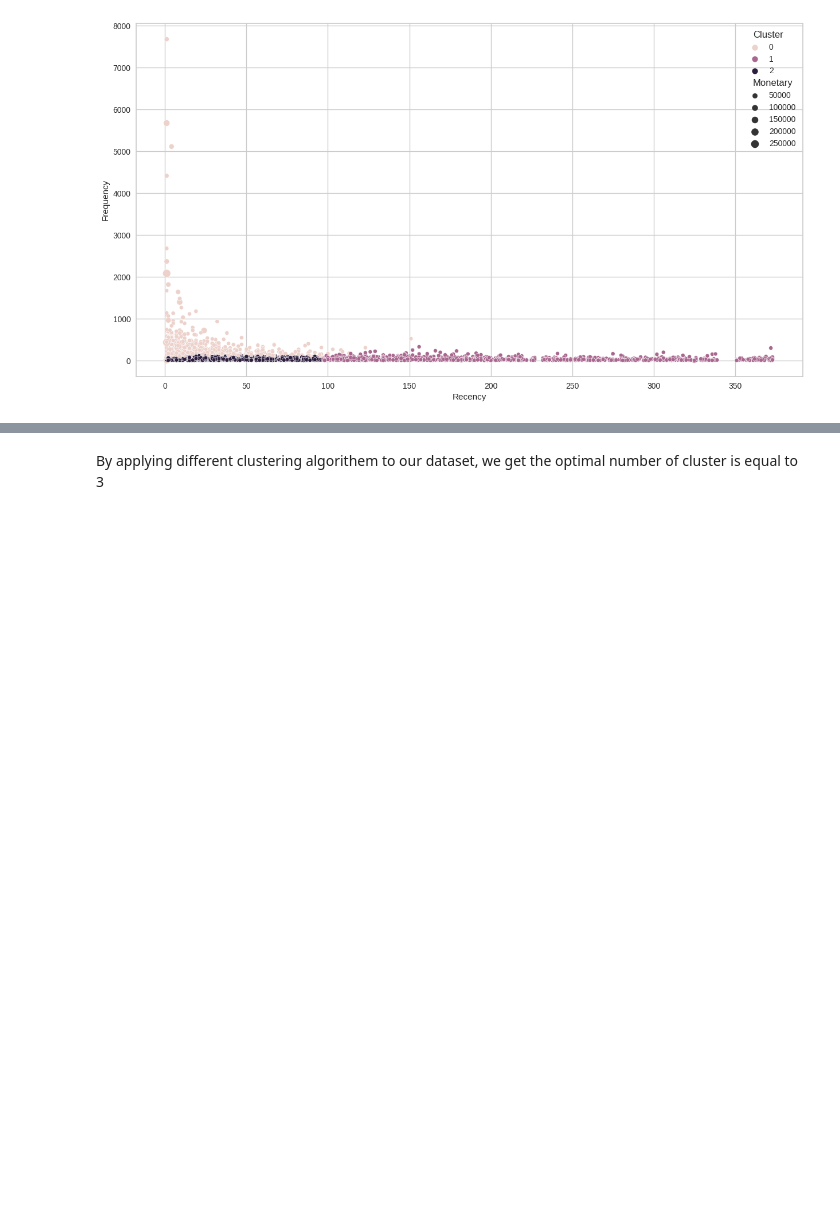
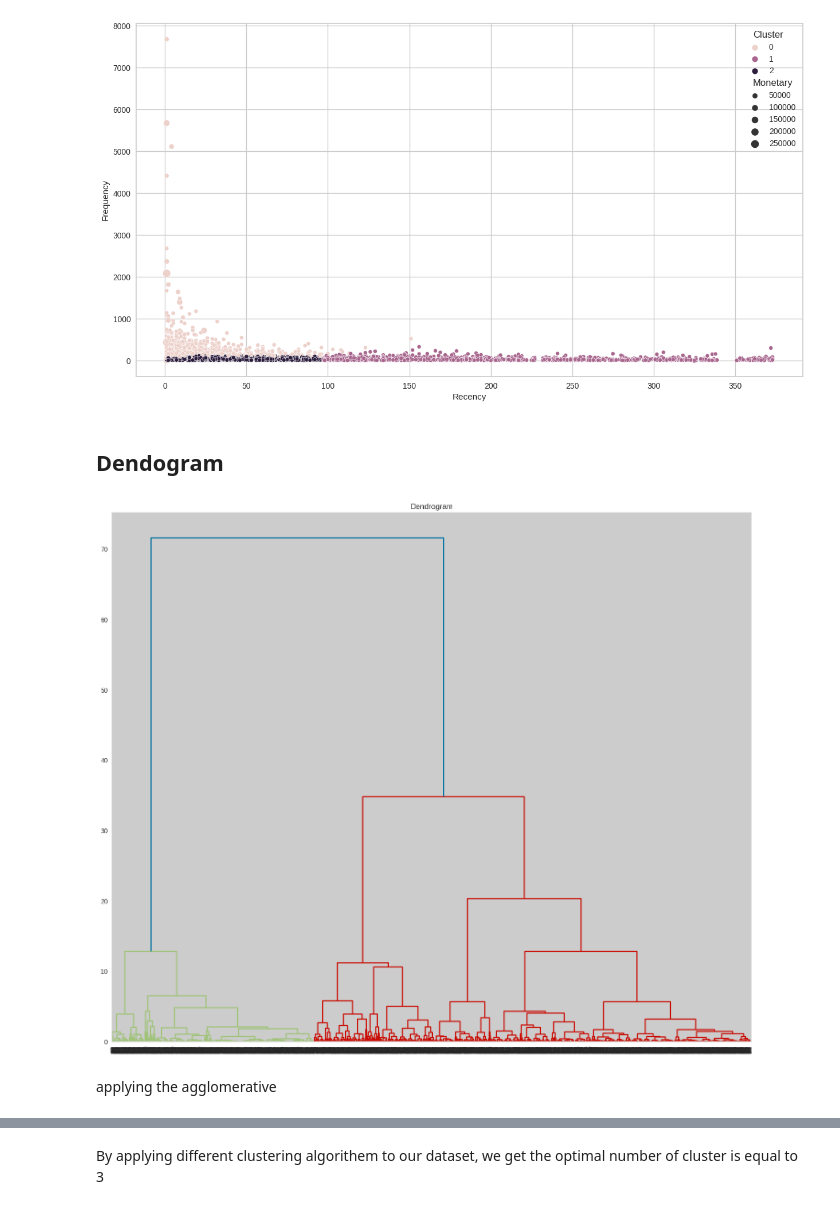
Before and after one commit to sahoomrutyunjaya12345/OnlineRetailCustomerSegmentation, a Jupyter notebook: Online_Retail_Customer_SegmentationCapstoneProject.ipynb, the cells around one changed output, grey strips where cells are left out. Cells and saved outputs as stored; diff of their text form; code cells hidden in the pictures; blank space fills up the shorter version.

```diff
--- a/Online_Retail_Customer_SegmentationCapstoneProject.ipynb
+++ b/Online_Retail_Customer_SegmentationCapstoneProject.ipynb
@@ -1126,3 +1126,5 @@ sns.scatterplot(x = rfm_df_copy['Recency'], y = rfm_df_copy['Frequency'], size=
 # %% [output]
 <Axes: xlabel='Recency', ylabel='Frequency'>
 [figure]
+# %% [markdown]
+## Dendogram
@@ -1128,0 +1134,7 @@ sns.scatterplot(x = rfm_df_copy['Recency'], y = rfm_df_copy['Frequency'], size=
+# %%
+# Using the dendogram to find the optimal number of clusters
+plt.figure(figsize = (18,15))
+plt.title('Dendrogram')
+dend = shc.dendrogram(shc.linkage(scaled_data, method='ward'))
+# %% [output]
+[figure, added]
@@ -1128,0 +1152,2 @@ sns.scatterplot(x = rfm_df_copy['Recency'], y = rfm_df_copy['Frequency'], size=
+# %% [markdown]
+applying the agglomerative
```
Also changed, not shown: parts of 12 cells of this notebook.
